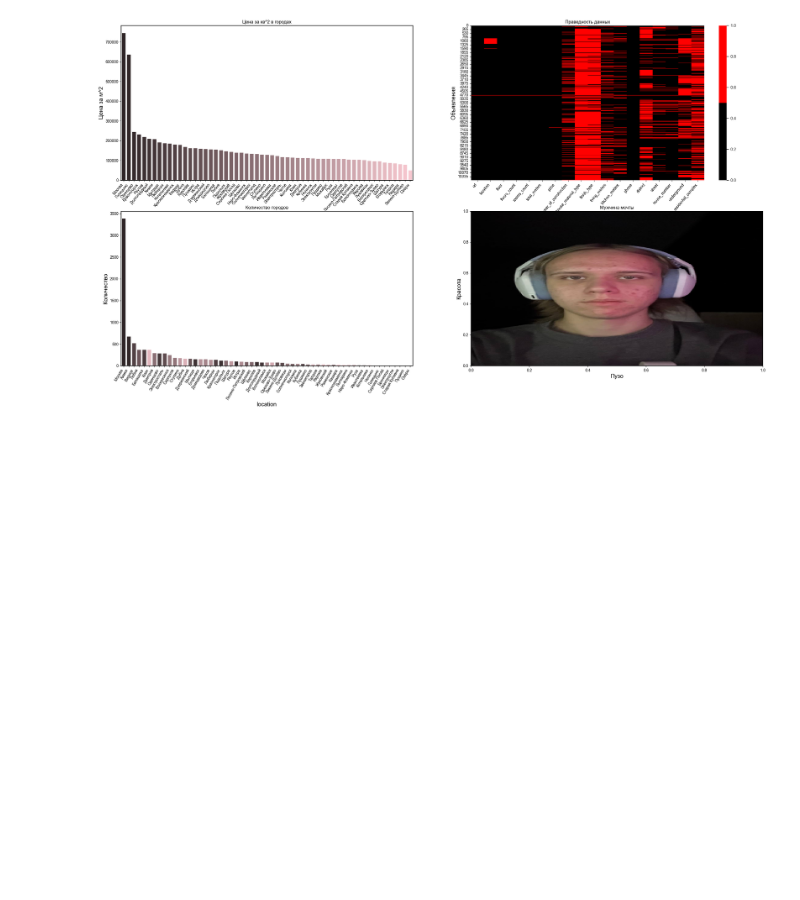
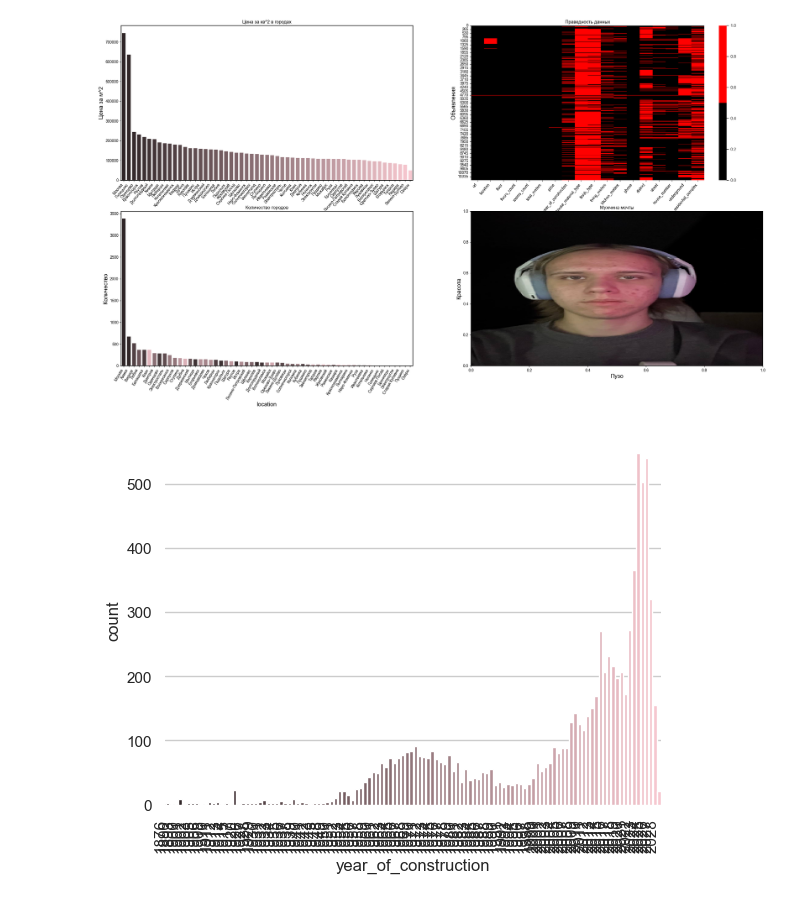
Before and after one commit to Kent4r/bazyak, a Jupyter notebook: main.ipynb, the cells around one changed output. Cells and saved outputs as stored; diff of their text form; code cells hidden in the pictures; blank space fills up the shorter version.

```diff
--- a/main.ipynb
+++ b/main.ipynb
@@ -98,3 +98,13 @@ axs[1,1].set_xlabel('Пузо')
 plt.show()
 # %% [output]
 [figure]
+# %%
+dash = pd.read_csv('years_count.csv')
+
+plot = sns.barplot(x='year_of_construction', y='count', data=dash, palette='dark:pink', orient='v')
+plot.set_xticklabels(plot.get_xticklabels(), rotation=90, ha='right')
+sns.despine(left=True, bottom=True)
+
+plt.show()
+# %% [output]
+[figure, added]
```
